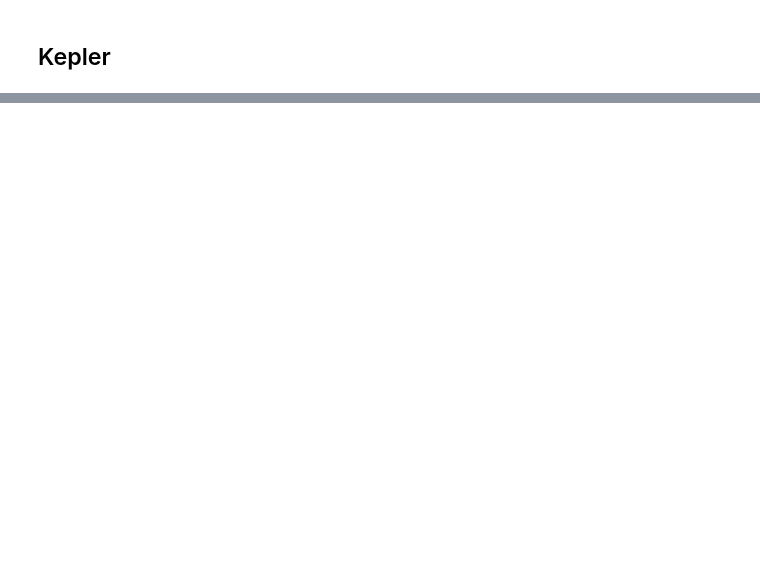
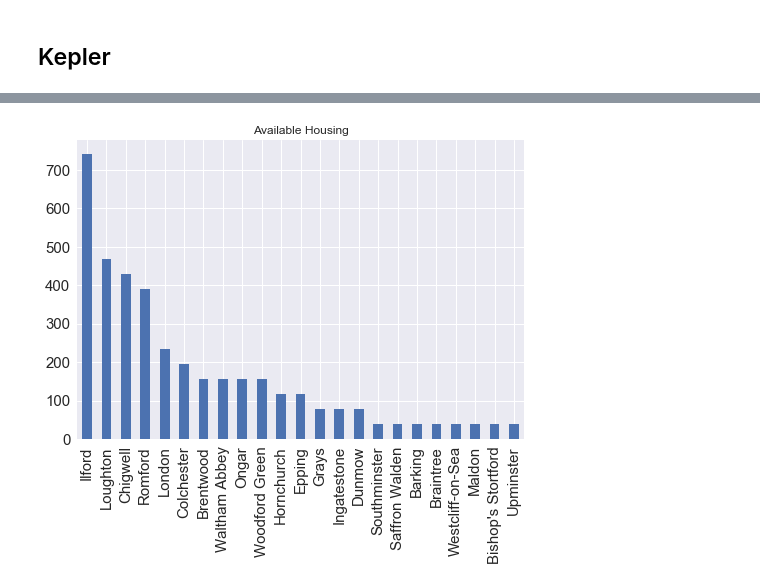
Before and after one commit to Quotennial/ds_fellowship, a Jupyter notebook: geography_explore.ipynb, the cells around one changed output, grey strips where cells are left out. Drawn from its saved outputs; the diff is of its cells as text; code cells hidden in the pictures; blank space fills up the shorter version.

```diff
--- a/geography_explore.ipynb
+++ b/geography_explore.ipynb
@@ -127,0 +192,10 @@ map_1.add_data(data=mean_df_hour_merge, name='Jobs_Hour_Average')
+# %%
+ax = df.post_town.value_counts().plot.bar()
+ax.yaxis.set_major_formatter(matplotlib.ticker.StrMethodFormatter('{x:,.0f}'))
+
+
+#add pound formatting
+ax.set_title("Available Housing")
+ax.figure.savefig('output/file.png', transparent=True, bbox_inches = "tight")
+# %% [output]
+[figure, added]
```
Also changed, not shown: parts of 25 cells of this notebook, 2 other files.
